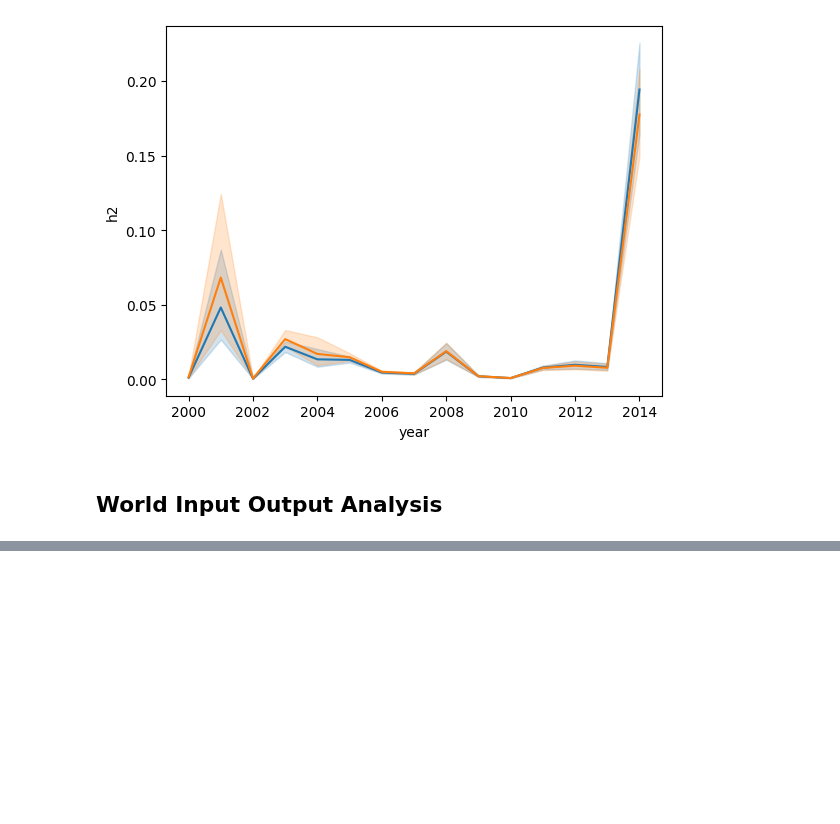
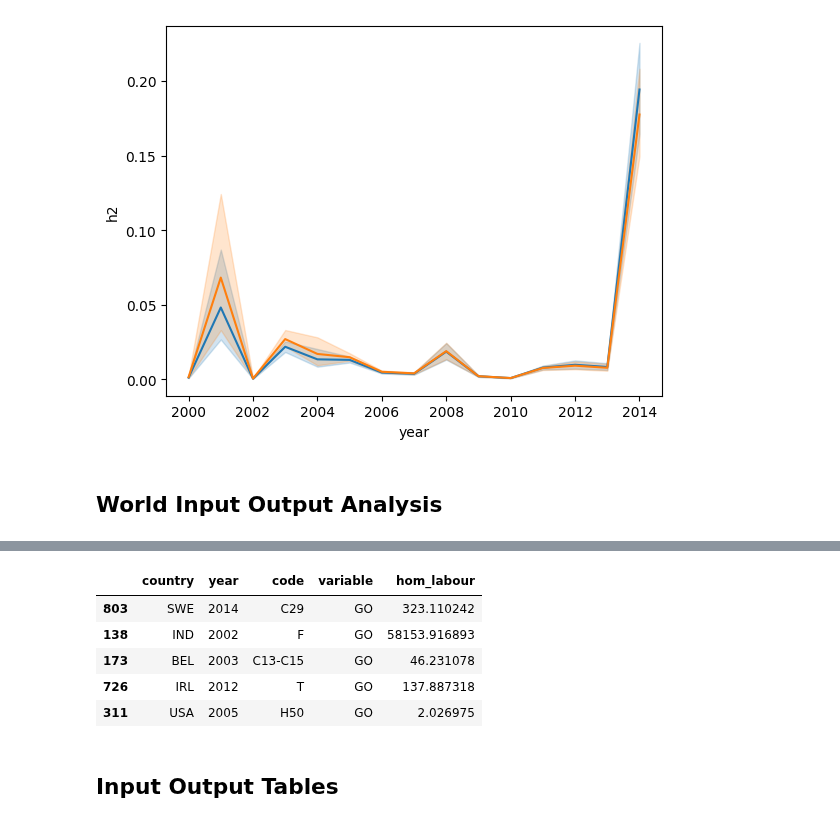
Before and after one commit to kavyajeetbora/ETL_wages, a Jupyter notebook: WIOD.ipynb, the cells around one changed output, grey strips where cells are left out. Drawn from its saved outputs; the diff is of its cells as text; code cells hidden in the pictures; blank space fills up the shorter version.

Commit message:
Add - calculated industry ppp rate and homogeneous labour for all countries

```diff
--- a/WIOD.ipynb
+++ b/WIOD.ipynb
@@ -356,0 +354,22 @@ H_EMPE
+# %%
+%%time
+
+hom_labours = []
+for country,dfx in tqdm(hom_labour2.groupby('country'), unit=' country'):
+
+    x_merge = pd.merge(left = dfx,
+        right=hours,
+        left_on=dfx['year'].astype(str)+dfx['code'],
+        right_on=hours['year'].astype(str)+hours['code'],
+        how='inner',
+        suffixes=('', '_y')
+    )
+
+    x_merge['hom_labour'] = x_merge['h2']*x_merge['value']
+    x_merge = x_merge.drop(['key_0','code_y', 'year_y', 'value','h2','h3'], axis=1)
+
+    hom_labours.append(x_merge)
+
+hom_labour3 = pd.concat(hom_labours)
+hom_labour3.sample(5)
+# %% [output]
@@ -356,0 +378,6 @@ H_EMPE
+|  | country | year | code | variable | hom_labour |
+| 803 | SWE | 2014 | C29 | GO | 323.110242 |
+| 138 | IND | 2002 | F | GO | 58153.916893 |
+| 173 | BEL | 2003 | C13-C15 | GO | 46.231078 |
+| 726 | IRL | 2012 | T | GO | 137.887318 |
+| 311 | USA | 2005 | H50 | GO | 2.026975 |
@@ -357,3 +386,5 @@ H_EMPE
+# %% [markdown]
+## Input Output Tables
 # %%
 # %%time
 # df = pd.read_excel('WIOT2000_Nov16_ROW.xlsb', engine='pyxlsb')
```
Also changed, not shown: parts of 6 cells of this notebook.
